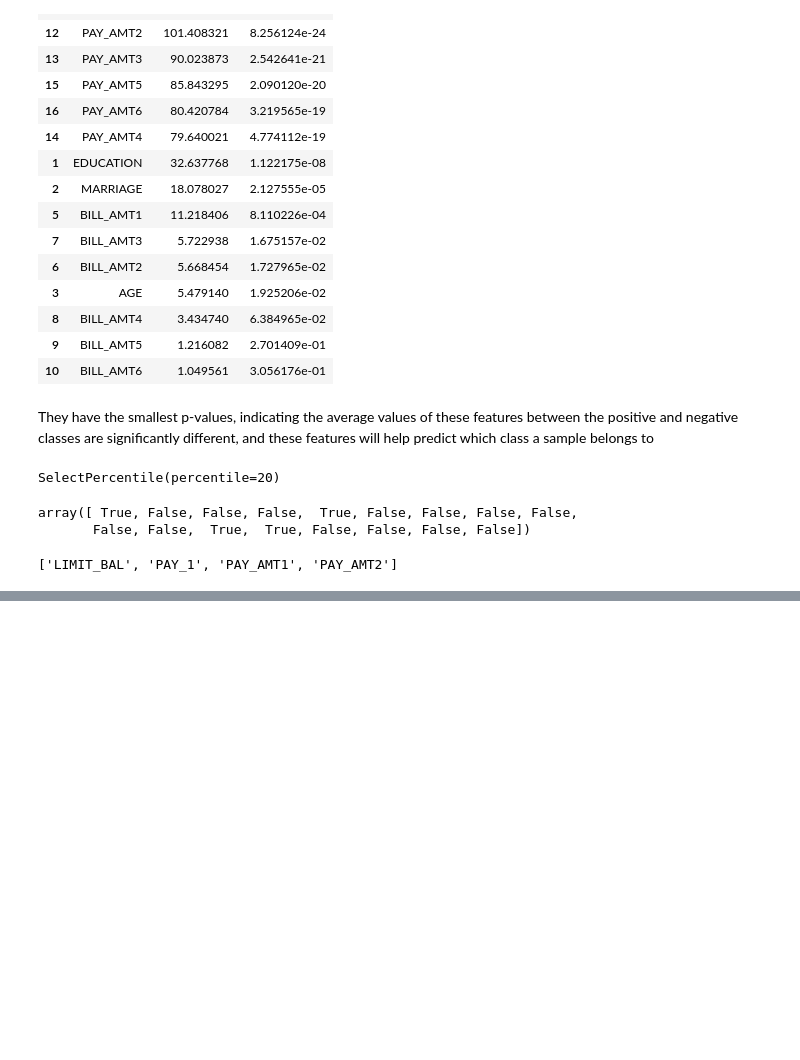
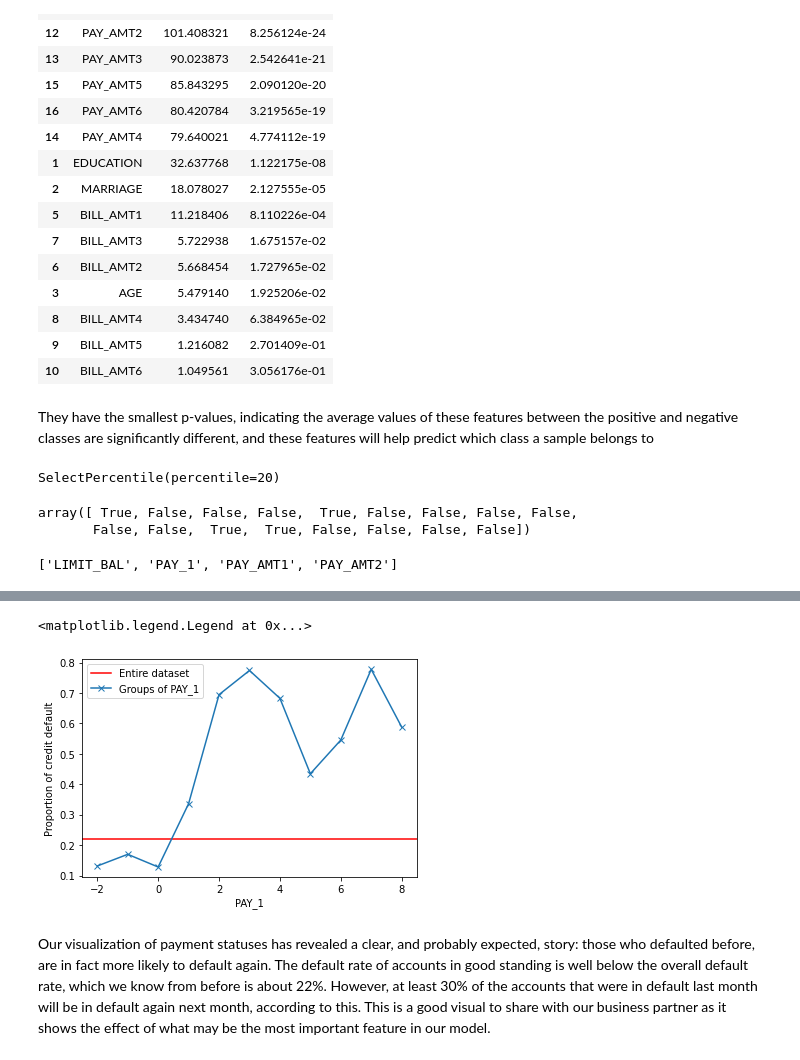
Before and after one commit to cbvreis/Book_Data-Science-Projects-with-Python-P, a Jupyter notebook: notebooks/chapter3.ipynb, the cells around one changed output, grey strips where cells are left out. Cells and saved outputs as stored; diff of their text form; code cells hidden in the pictures; blank space fills up the shorter version.

```diff
--- a/notebooks/chapter3.ipynb
+++ b/notebooks/chapter3.ipynb
@@ -154,0 +157,3 @@ best_features_names
+# %%
+overall_default_rate = df['default payment next month'].mean()
+overall_default_rate
@@ -154,0 +162,3 @@ best_features_names
+# %%
+group_by_pay_mean_y = df.groupby('PAY_1').agg({'default payment next month':'mean'})
+group_by_pay_mean_y
@@ -154,0 +179,14 @@ best_features_names
+# %%
+import matplotlib.pyplot as plt
+
+axes = plt.axes()
+axes.axhline(overall_default_rate,color='red')
+group_by_pay_mean_y.plot(marker='x', legend=False, ax=axes)
+axes.set_ylabel('Proportion of credit default')
+axes.legend(['Entire dataset','Groups of PAY_1'])
+# %% [output]
+<matplotlib.legend.Legend at 0x...>
+[figure, added]
+# %% [markdown]
+Our visualization of payment statuses has revealed a clear, and probably expected, story: those who defaulted before, are in fact more likely to default again. The default rate of accounts in good standing is well below the overall default rate, which we know from before is about 22%. However, at least 30% of the accounts that were in default last month will be in default again next month, according to
+this. This is a good visual to share with our business partner as it shows the effect of what may be the most important feature in our model.
```
Also changed, not shown: parts of 10 cells of this notebook.
